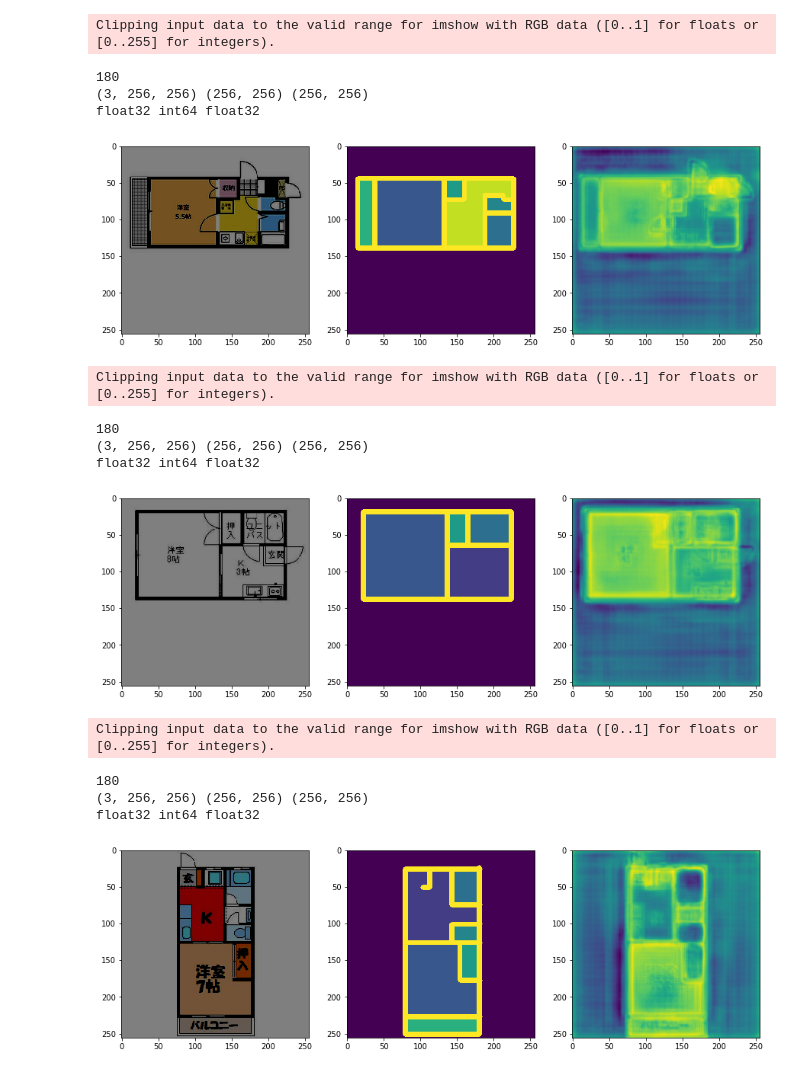
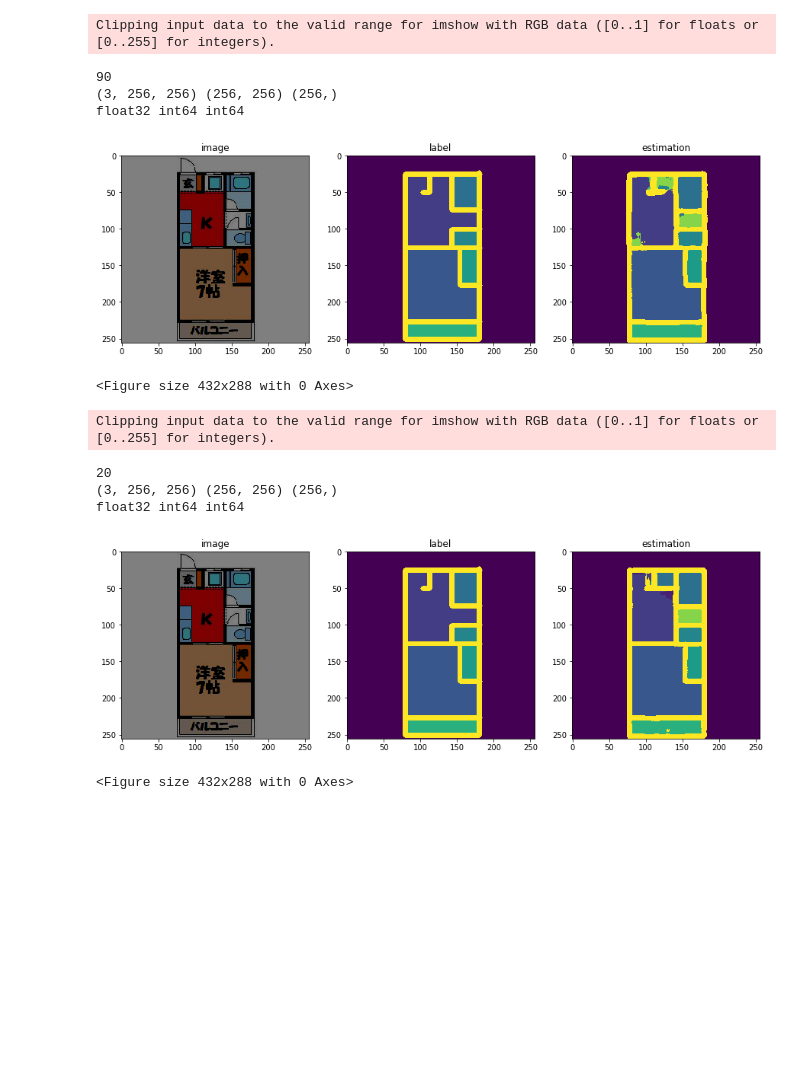
Before and after one commit to shuuchen/UNets, a Jupyter notebook: check_result_classification.ipynb, the cells around one changed output. Cells and saved outputs as stored; diff of their text form; code cells hidden in the pictures; blank space fills up the shorter version.

```diff
--- a/check_result_classification.ipynb
+++ b/check_result_classification.ipynb
@@ -8,5 +13,34 @@ img_dir = './val_res'
+# %%
+def show_imgs(img_no, i, img_dir=img_dir):
+
+    print(img_no)
+
+    images = np.load(os.path.join(img_dir, 'val_images_%d.npy' % img_no))[i]
+    labels = np.load(os.path.join(img_dir, 'val_labels_%d.npy' % img_no))[i]
+    preds = np.load(os.path.join(img_dir, 'val_preds_%d.npy' % img_no))[i]
+
+    print(images.shape, labels.shape, np.sum(preds, axis=0).shape)
+    print(images.dtype, labels.dtype, preds.dtype)
+
+    plt.figure(figsize=(15,5))
+
+    plt.subplot(131)
+    plt.title('image')
+    plt.imshow(images.transpose(1,2,0)[:,:,::-1])
+
+    plt.subplot(132)
+    plt.title('label')
+    plt.imshow(labels)
+
+    plt.subplot(133)
+    plt.title('estimation')
+    plt.imshow(preds)
+
+    plt.show()
+
+    plt.savefig('./%s_%d.png' % (img_dir, img_no))
 # %%
-def show_imgs(img_no, i):
+def show_imgs_dis(img_no, i):
 
     print(img_no)
 
@@ -14,7 +48,7 @@ def show_imgs(img_no, i):
     labels = np.load(os.path.join(img_dir, 'val_labels_%d.npy' % img_no))[i]
     preds = np.load(os.path.join(img_dir, 'val_preds_%d.npy' % img_no))[i]
 
-    print(images.shape, labels.shape, np.sum(preds, axis=0).shape)
+    print(images.shape, labels.shape, preds.shape)
     print(images.dtype, labels.dtype, preds.dtype)
 
     plt.figure(figsize=(15,5))
@@ -23,29 +57,33 @@ def show_imgs(img_no, i):
     plt.imshow(images.transpose(1,2,0)[:,:,::-1])
 
     plt.subplot(132)
-    plt.imshow(labels)
+    #plt.imshow(labels)
+    plt.hist(labels.flatten())
 
     plt.subplot(133)
-    plt.imshow(np.sum(preds, axis=0))
+    #plt.imshow(np.sum(preds, axis=0))
+    plt.hist(preds.flatten())
 
     plt.show()
+    plt.savefig('./%s_%d.png' % ())
 # %%
-for i in range(3):
-    show_imgs(180, i)
+for i in range(1):
+    show_imgs(90, i)
 # %% [output]
 Clipping input data to the valid range for imshow with RGB data ([0..1] for floats or [0..255] for integers).
-180
-(3, 256, 256) (256, 256) (256, 256)
-float32 int64 float32
+90
+(3, 256, 256) (256, 256) (256,)
+float32 int64 int64
-[figure, old version]
+[figure, new version]
-Clipping input data to the valid range for imshow with RGB data ([0..1] for floats or [0..255] for integers).
+<Figure size 432x288 with 0 Axes>
-180
-(3, 256, 256) (256, 256) (256, 256)
-float32 int64 float32
-[figure, removed]
-Clipping input data to the valid range for imshow with RGB data ([0..1] for floats or [0..255] for integers).
-180
-(3, 256, 256) (256, 256) (256, 256)
-float32 int64 float32
-[figure, removed]
+# %%
+for i in range(1):
+    show_imgs(20, i, './batch1')
+# %% [output]
+Clipping input data to the valid range for imshow with RGB data ([0..1] for floats or [0..255] for integers).
+20
+(3, 256, 256) (256, 256) (256,)
+float32 int64 int64
+[figure, added]
+<Figure size 432x288 with 0 Axes>
 # %%
```
Also changed, not shown: parts of 12 cells of this notebook, 1 other file.
